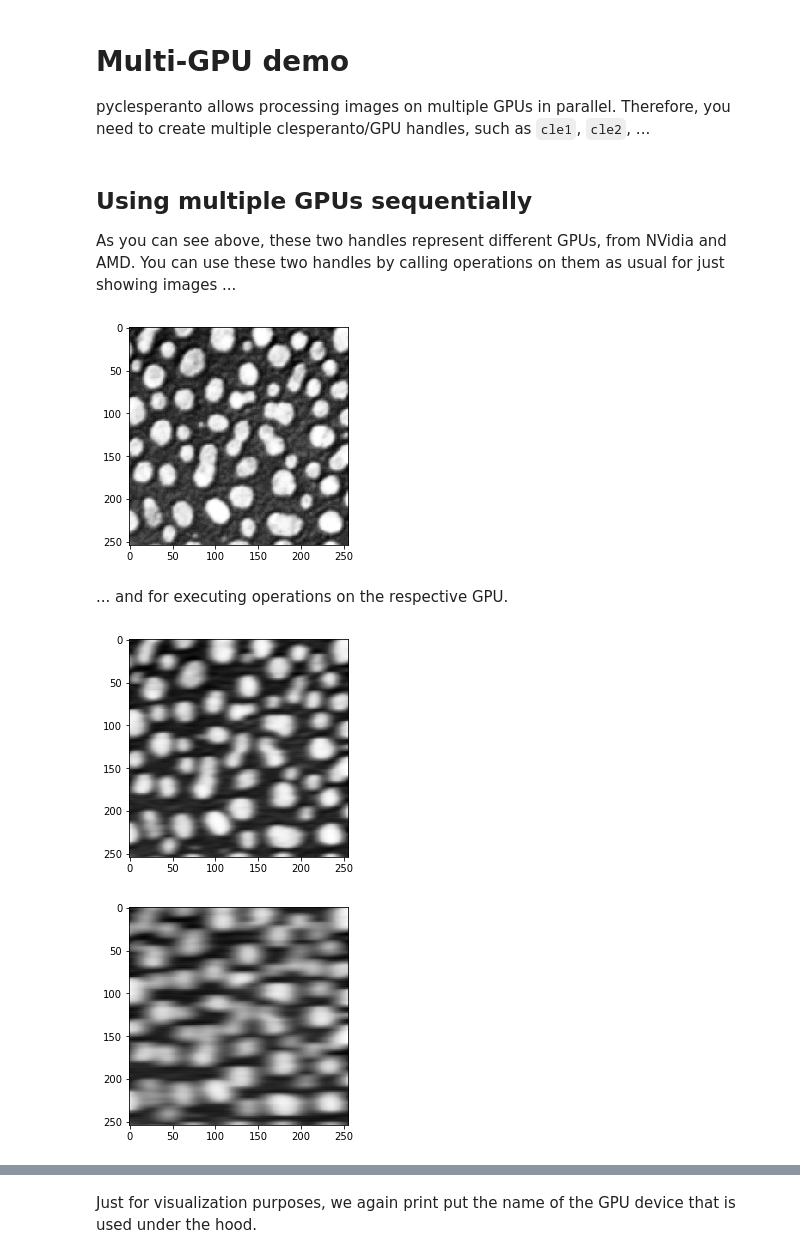
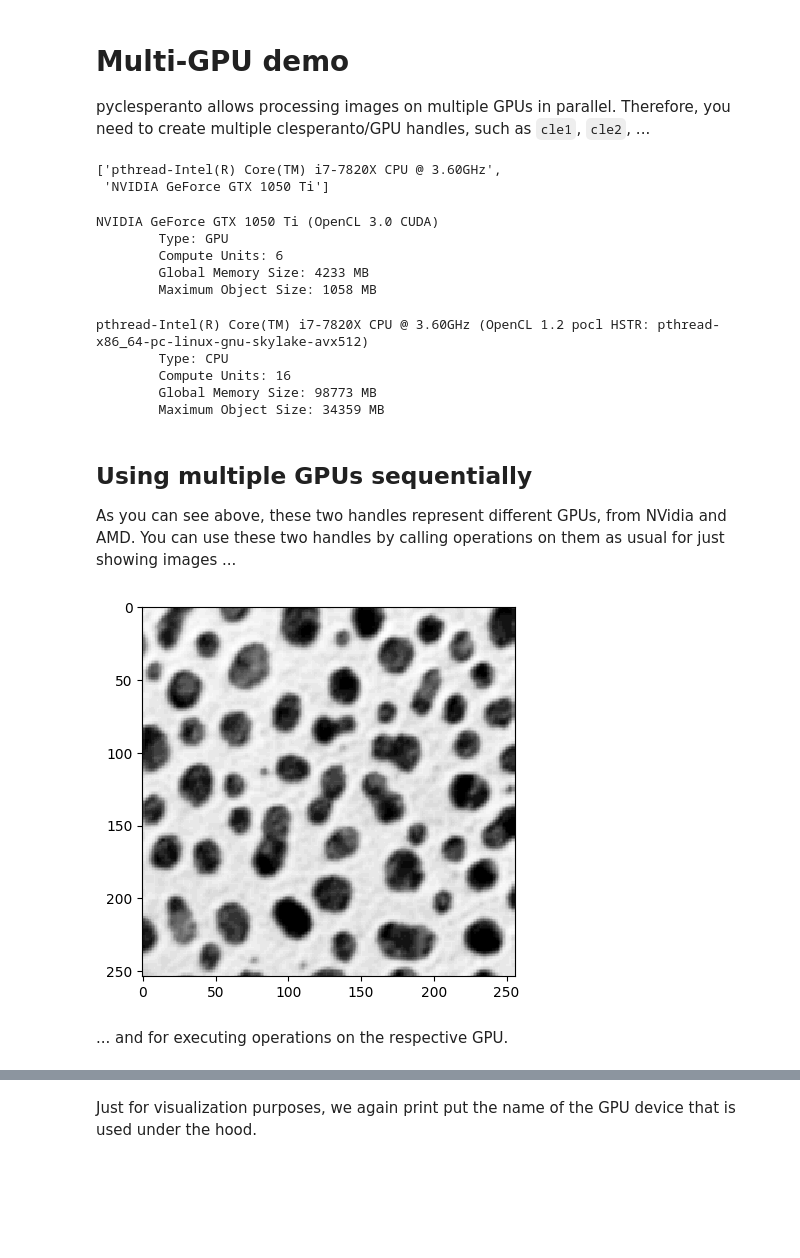
Before and after one commit to clEsperanto/pyclesperanto, a Jupyter notebook: demos/multi_gpu_demo.ipynb, the cells around one changed output, grey strips where cells are left out. Drawn from its saved outputs; the diff is of its cells as text; code cells hidden in the pictures; blank space fills up the shorter version.

Commit message:
TEST: multi device parallel processing

```diff
--- a/demos/multi_gpu_demo.ipynb
+++ b/demos/multi_gpu_demo.ipynb
@@ -13,21 +9,36 @@ cle1.set_wait_for_kernel_to_finish(False)
+# %%
+cle.list_available_devices()
+# %% [output]
+['pthread-Intel(R) Core(TM) i7-7820X CPU @ 3.60GHz',
+ 'NVIDIA GeForce GTX 1050 Ti']
+# %%
+d1 = cle.new_device(device_type="gpu")
+d1.wait_for_kernel_to_finish(False)
+print(d1.info)
+# %% [output]
+NVIDIA GeForce GTX 1050 Ti (OpenCL 3.0 CUDA)
+        Type: GPU
+        Compute Units: 6
+        Global Memory Size: 4233 MB
+        Maximum Object Size: 1058 MB
 # %%
-cle2 = Clesperanto()
-cle2.select_device("gfx")
-cle2.set_wait_for_kernel_to_finish(False)
+d2 = cle.new_device(device_type="cpu")
+d2.wait_for_kernel_to_finish(False)
+print(d2.info)
+# %% [output]
+pthread-Intel(R) Core(TM) i7-7820X CPU @ 3.60GHz (OpenCL 1.2 pocl HSTR: pthread-x86_64-pc-linux-gnu-skylake-avx512)
+        Type: CPU
+        Compute Units: 16
+        Global Memory Size: 98773 MB
+        Maximum Object Size: 34359 MB
 # %% [markdown]
 ## Using multiple GPUs sequentially
 As you can see above, these two handles represent different GPUs, from NVidia and AMD. You can use these two handles by calling operations on them as usual for just showing images ...
 # %%
 image = imread("https://imagej.nih.gov/ij/images/blobs.gif")
 
-cle1.imshow(image)
+cle.imshow(image)
 # %% [output]
-[figure, old version]
+[figure, new version]
 # %% [markdown]
 ... and for executing operations on the respective GPU.
-# %%
-blurred1 = cle1.gaussian_blur(image, sigma_x=5)
-
-cle1.imshow(blurred1)
-# %% [output]
-[figure, removed]
@@ -34,7 +48,4 @@ cle1.imshow(blurred1)
 # %%
-blurred2 = cle2.gaussian_blur(image, sigma_x=10)
-
-cle2.imshow(blurred2)
+blurred1 = cle.gaussian_blur(image1, sigma_x=10)
+blurred2 = cle.gaussian_blur(image2, sigma_y=5)
-# %% [output]
-[figure, removed]
 # %%
```
Also changed, not shown: parts of 14 cells of this notebook, 2 other files.
